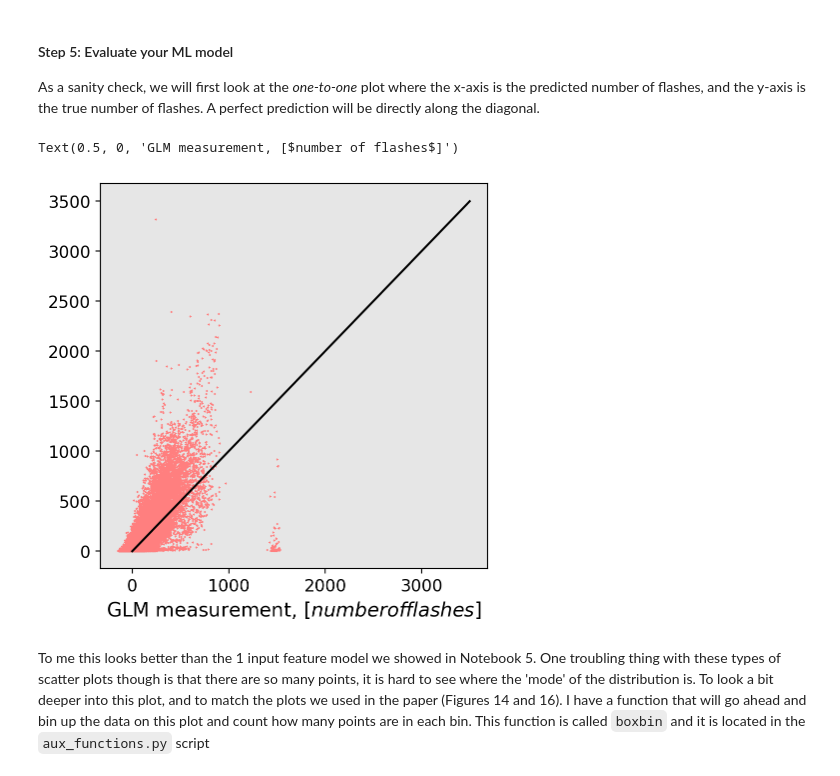
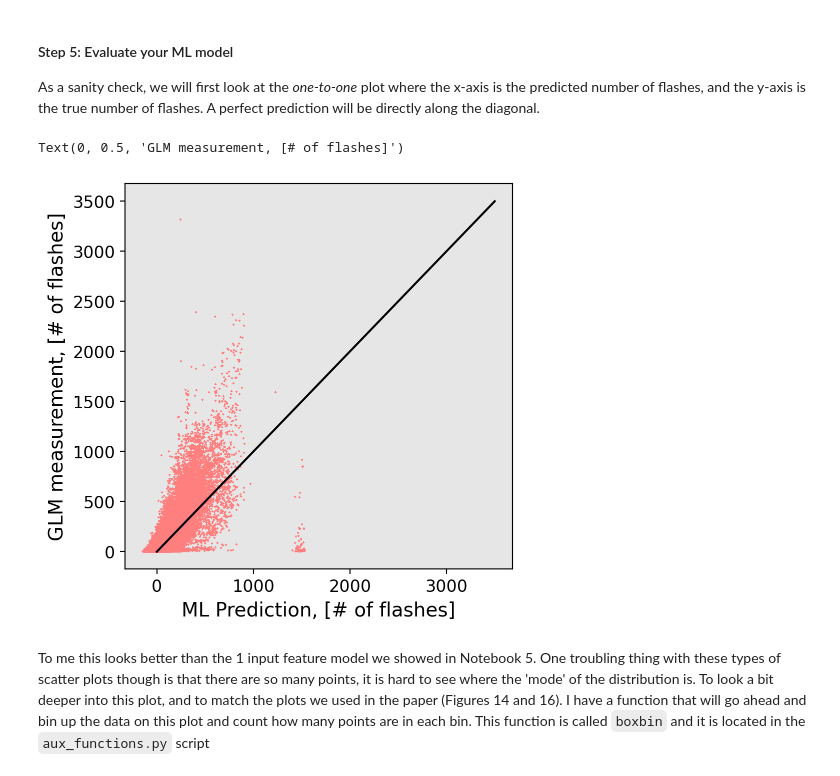
Before and after one commit to ssec/WAF_ML_Tutorial_Part1, a Jupyter notebook: colab_notebooks/Notebook07_ComplexMLRegression.ipynb, the cells around one changed output. Saved outputs shown, nothing was run; the diff lists cells and outputs as text; code cells hidden in the pictures.

````diff
--- a/colab_notebooks/Notebook07_ComplexMLRegression.ipynb
+++ b/colab_notebooks/Notebook07_ComplexMLRegression.ipynb
@@ -142,26 +142,26 @@ As a sanity check, we will first look at the *one-to-one* plot where the x-axis
 # %%
 #get predictions
 yhat = model.predict(X_validate)
 
 #color I like. The order of ratios is [Red,Green,Blue]
 r = [255/255,127/255,127/255]
 
 #make figure
 fig = plt.figure(figsize=(5,5))
 #set background color to white so we can copy paste out of the notebook if we want
 fig.set_facecolor('w')
 
 #get axis for drawing
 ax = plt.gca()
 
 #plot data
 ax.scatter(yhat,y_validate,color=r,s=1,marker='+')
 ax.plot([0,3500],[0,3500],'-k')
-ax.set_xlabel('ML Prediction, [$number of flashes$]')
-ax.set_xlabel('GLM measurement, [$number of flashes$]')
+ax.set_xlabel('ML Prediction, [# of flashes]')
+ax.set_ylabel('GLM measurement, [# of flashes]')
 # %% [output]
-Text(0.5, 0, 'GLM measurement, [$number of flashes$]')
+Text(0, 0.5, 'GLM measurement, [# of flashes]')
-[figure, old version]
+[figure, new version]
 # %% [markdown]
 To me this looks better than the 1 input feature model we showed in Notebook 5. One troubling thing with these types of scatter plots though is that there are so many points, it is hard to see where the 'mode' of the distribution is. To look a bit deeper into this plot, and to match the plots we used in the paper (Figures 14 and 16). I have a function that will go ahead and bin up the data on this plot and count how many points are in each bin. This function is called ```boxbin``` and it is located in the ```aux_functions.py``` script
 # %%
````
Also changed, not shown: parts of 2 cells of this notebook.
